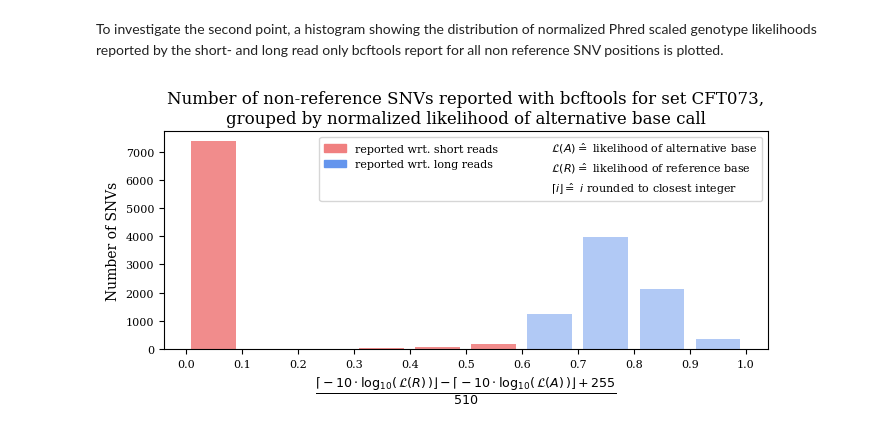
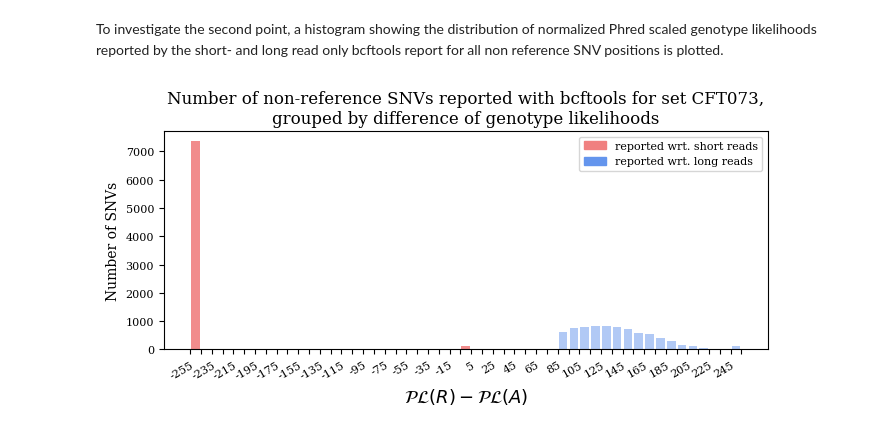
Before and after one commit to Integrative-Transcriptomics/TechnicalReport-AssemblyBestPractice, a Jupyter notebook: S11_SNVDiscoveryAnalysis.ipynb, the cells around one changed output. Drawn from its saved outputs; the diff is of its cells as text; code cells hidden in the pictures.

```diff
--- a/scripts/S11_SNVDiscoveryAnalysis.ipynb
+++ b/S11_SNVDiscoveryAnalysis.ipynb
@@ -479,43 +479,46 @@ To investigate the second point, a histogram showing the distribution of normali
 # %%
 # The following four lists will store the reference and alternative base likelihoods for all relevant SNV positions.
 genotypeLikelihoodShortreadsRef = [ ]
 genotypeLikelihoodShortreadsAlt = [ ]
 genotypeLikelihoodLongreadsRef = [ ]
 genotypeLikelihoodLongreadsAlt = [ ]
 for key, value in info_bcftools_ls.items( ) :
     if key not in referenceSNVs :
         genotypeLikelihoodShortread = info_bcftools_ls[ key ][ "GT" ][ "SRR8482585" ].split( ":" )[ 1 ].split( "," )
         genotypeLikelihoodLongread = info_bcftools_ls[ key ][ "GT" ][ "SRR8494940" ].split( ":" )[ 1 ].split( "," )
         genotypeLikelihoodShortreadsRef.append( int( genotypeLikelihoodShortread[ 0 ] ) )
         genotypeLikelihoodShortreadsAlt.append( int( genotypeLikelihoodShortread[ 1 ] ) )
         genotypeLikelihoodLongreadsRef.append( int( genotypeLikelihoodLongread[ 0 ] ) )
         genotypeLikelihoodLongreadsAlt.append( int( genotypeLikelihoodLongread[ 1 ] ) )
 
-# Definition of a helper function to unity-normalize the difference of reported Phred scaled genotype likelihoods.
-normalizeLikelihoods = lambda likelihoodsRef, likelihoodsAlt : [ ( ( r - a ) + 255 ) / ( 2 * 255 ) for r, a in zip( likelihoodsRef, likelihoodsAlt ) ]
+# Definition of a helper function to compute the difference of genotype likelihoods.
+normalizeLikelihoods = lambda likelihoodsRef, likelihoodsAlt : [ ref - alt for ref, alt in zip( likelihoodsRef, likelihoodsAlt ) ]
 
 # Start preparing the plot.
-plt.figure( figsize=set_size(500,height=250) )
+plt.figure( figsize = set_size( 500, height = 250 ) )
 
 # Label x-axis with formula used to calculate x-values
-plt.xlabel( r'$\frac{ \lceil-10\cdot \log_{10}(\,{\cal L}(R)\,)\rfloor - \lceil-10\cdot \log_{10}(\,{\cal L}(A)\,)\rfloor + 255}{510} $', fontsize = 13 )
-plt.xticks( np.arange( 0, 1.1, 0.1 ) )
+plt.xlabel( r'${\cal PL}(R) - {\cal PL}(A)$', fontsize = 13 )
+plt.xticks(
+    np.arange( -255, 265, 10 ),
+    [ str( np.arange( -255, 265, 10 )[ i ] ) if i % 2 == 0 else "" for i in range( len( np.arange( -255, 265, 10 ) ) ) ],
+    rotation = 30,
+    ha = "right",
+    rotation_mode = "anchor"
+)
+
 plt.ylabel( "Number of SNVs" )
 
 # Plot histograms of collected data.
-plt.hist( normalizeLikelihoods( genotypeLikelihoodShortreadsRef, genotypeLikelihoodShortreadsAlt ), bins = np.arange( 0, 1.1, 0.1 ), rwidth=0.8, label = "reported for short reads", color = "lightcoral", alpha = 0.9 );
-plt.hist( normalizeLikelihoods( genotypeLikelihoodLongreadsRef, genotypeLikelihoodLongreadsAlt ), bins = np.arange( 0, 1.1, 0.1 ), rwidth=0.8, label = "reported for long reads", color = "cornflowerblue", alpha = 0.5 );
+plt.hist( normalizeLikelihoods( genotypeLikelihoodShortreadsRef, genotypeLikelihoodShortreadsAlt ), bins = np.arange( -255, 265, 10 ), rwidth=0.8, label = "reported for short reads", color = "lightcoral", alpha = 0.9 );
+plt.hist( normalizeLikelihoods( genotypeLikelihoodLongreadsRef, genotypeLikelihoodLongreadsAlt ), bins = np.arange( -255, 265, 10 ), rwidth=0.8, label = "reported for long reads", color = "cornflowerblue", alpha = 0.5 );
 
-plt.title( "Number of non-reference SNVs reported with bcftools for set CFT073,\ngrouped by normalized likelihood of alternative base call" )
+plt.title( "Number of non-reference SNVs reported with bcftools for set CFT073,\ngrouped by difference of genotype likelihoods" )
 
 # Legend explains symbols used in xlabel and colors.
 plt.legend( handles = [ mpatches.Patch( color = 'lightcoral', label = 'reported wrt. short reads'),
-                       mpatches.Patch( color = 'cornflowerblue', label = 'reported wrt. long reads'),
-                       mpatches.Patch( color = 'white', label = ""),
-                       mpatches.Patch( color = 'white', label = r'${\cal L}(A) \hat{=}$ likelihood of alternative base'),
-                       mpatches.Patch( color = 'white', label = r'${\cal L}(R) \hat{=}$ likelihood of reference base'),
-                       mpatches.Patch( color = 'white', label = r'$\lceil i \rfloor \hat{=}$ $i$ rounded to closest integer') ],
-           ncol=2 );
+                       mpatches.Patch( color = 'cornflowerblue', label = 'reported wrt. long reads') ],
+            ncol=1 );
 plt.tight_layout( )
 # %% [output]
-[figure, old version]
+[figure, new version]
```
Also changed, not shown: 14 other files.
